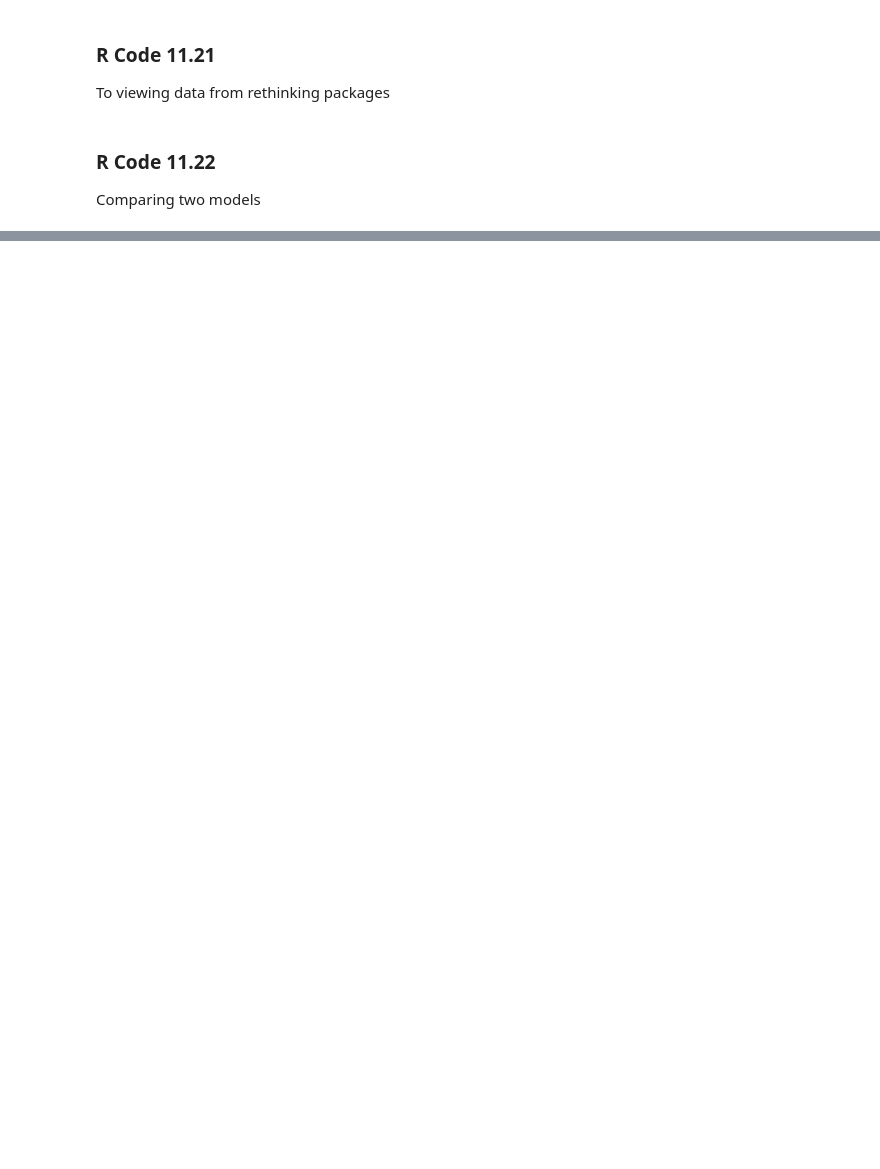
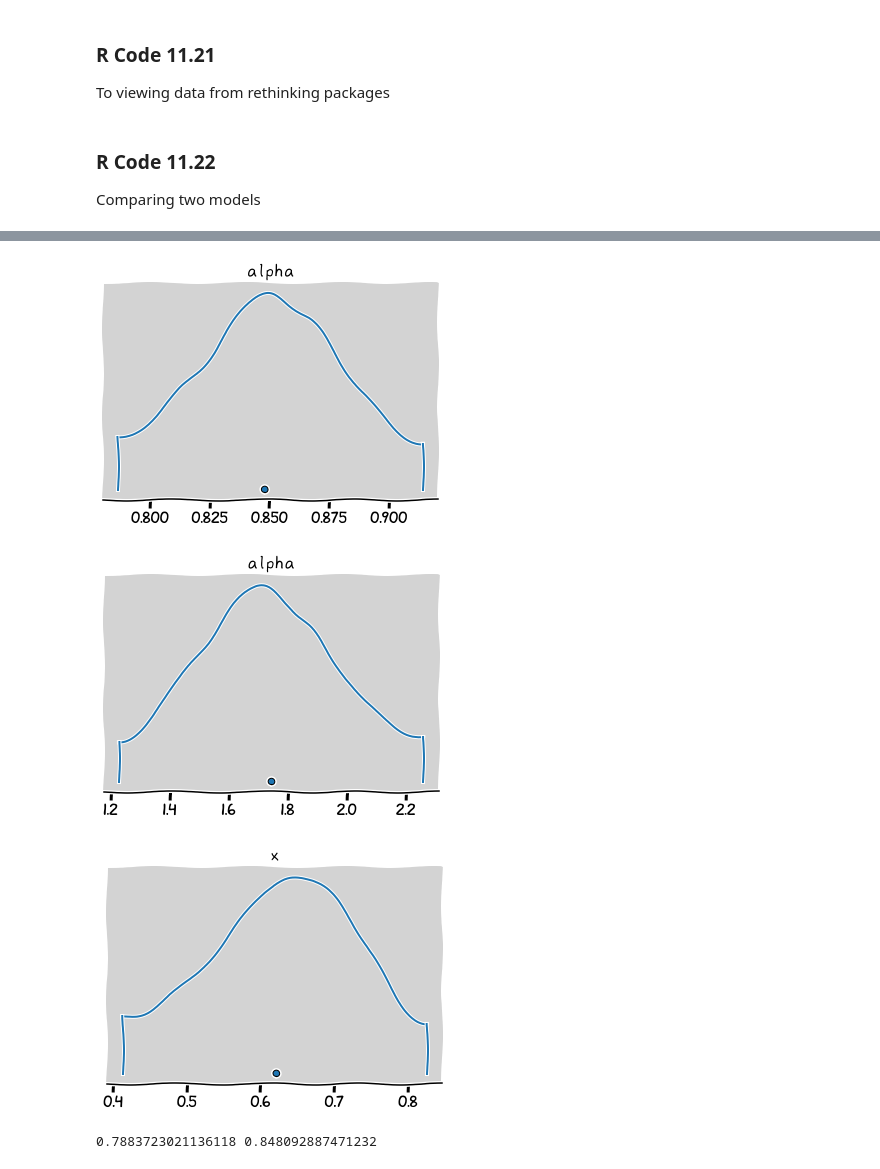
Before and after one commit to rodolphomacedo/statistical_rethinking_pt_BR, a Jupyter notebook: parte_11.ipynb, the cells around one changed output, grey strips where cells are left out. Cells and saved outputs as stored; diff of their text form; code cells hidden in the pictures; blank space fills up the shorter version.

```diff
--- a/parte_11.ipynb
+++ b/parte_11.ipynb
@@ -946,0 +984,5 @@ Comparing two models
+# %%
+N = 100
+p = np.random.rand()
+
+y = np.random.binomial(1, p, N)
@@ -946,0 +1040,25 @@ Comparing two models
+# %%
+samples_test_az = az.from_pystan(
+    posterior_model=posteriori,
+    posterior=samples_test,
+    observed_data=['y']
+)
+
+az.plot_density(
+    samples_test_az, var_names=['alpha'],
+    transform=inv_logit)
+
+az.plot_density(
+    samples_test_az, var_names=['alpha'])
+
+az.plot_density(inv_logit(np.random.normal(0.5, 0.5, 1000)))  # Priori
+
+plt.show()
+# %% [output]
+[figure, added]
+[figure, added]
+[figure, added]
+# %%
+print(p, np.mean(inv_logit(samples_test_az.posterior.alpha.values)))
+# %% [output]
+0.7883723021136118 0.848092887471232
```
Also changed, not shown: parts of 41 cells of this notebook.
